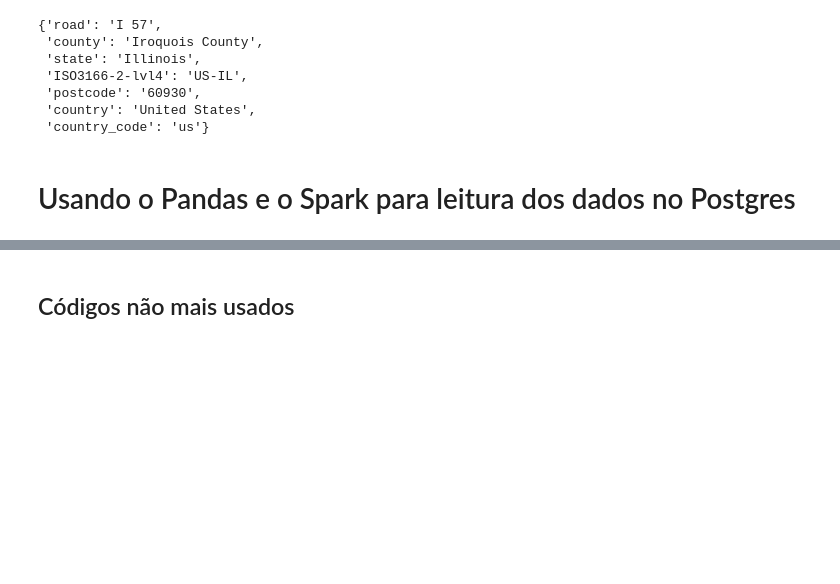
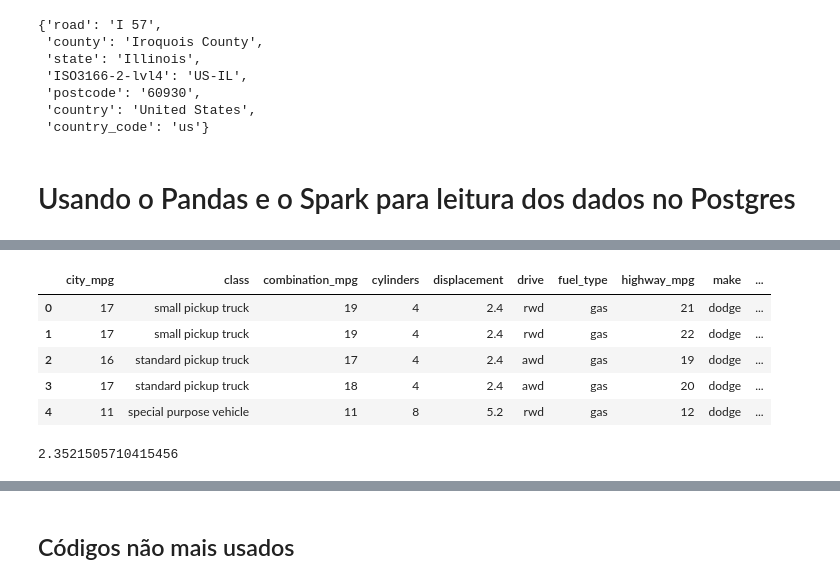
Before and after one commit to ThigaoRibeiro/tcc-ufrj-pipeline, a Jupyter notebook: Teste_WebScraping_OpenStreetMap.ipynb, the cells around one changed output, grey strips where cells are left out. Saved outputs shown, nothing was run; the diff lists cells and outputs as text; code cells hidden in the pictures; blank space fills up the shorter version.

```diff
--- a/Teste_WebScraping_OpenStreetMap.ipynb
+++ b/Teste_WebScraping_OpenStreetMap.ipynb
@@ -1008,0 +1055,43 @@ df_resultante
+# %%
+df_marca = 'ram'
+df_modelo = '1500'
+# %%
+import requests
+
+make = df_marca
+model = df_modelo
+api_url = 'https://api.api-ninjas.com/v1/cars?model={}'.format(make,model)
+response = requests.get(api_url, headers={'X-Api-Key': '/DHg+PPb3h7gYITeEup54w==KXt6OHpmw3zMNgfE'})
+if response.status_code == requests.codes.ok:
+    df = pd.DataFrame(response.text)
+
+else:
+    print("Error:", response.status_code, response.text)
+# %%
+import requests
+import pandas as pd
+
+make = df_marca  # Substitua df_marca pelo valor desejado
+model = df_modelo  # Substitua df_modelo pelo valor desejado
+api_url = 'https://api.api-ninjas.com/v1/cars?model={}'.format(make,model)
+headers = {'X-Api-Key': '/DHg+PPb3h7gYITeEup54w==KXt6OHpmw3zMNgfE'}
+
+try:
+    response = requests.get(api_url, headers=headers)
+    if response.status_code == 200:
+        data = response.json()  # Converte o JSON da resposta em um objeto Python
+        df = pd.DataFrame(data)  # Cria um DataFrame com base nos dados
+        print(df)
+    else:
+        print("Erro:", response.status_code, response.text)
+except Exception as e:
+    print("Erro ao fazer a solicitação à API:", str(e))
+# %%
+df
+# %% [output]
+|  | city_mpg | class | combination_mpg | cylinders | displacement | drive | fuel_type | highway_mpg | make | ... |
+| 0 | 17 | small pickup truck | 19 | 4 | 2.4 | rwd | gas | 21 | dodge | ... |
+| 1 | 17 | small pickup truck | 19 | 4 | 2.4 | rwd | gas | 22 | dodge | ... |
+| 2 | 16 | standard pickup truck | 17 | 4 | 2.4 | awd | gas | 19 | dodge | ... |
+| 3 | 17 | standard pickup truck | 18 | 4 | 2.4 | awd | gas | 20 | dodge | ... |
+| 4 | 11 | special purpose vehicle | 11 | 8 | 5.2 | rwd | gas | 12 | dodge | ... |
@@ -1008,0 +1111,5 @@ df_resultante
+# %%
+res = litro_cidade / km_cidade
+res
+# %% [output]
+2.3521505710415456
```
Also changed, not shown: parts of 9 cells of this notebook, 3 other files.
